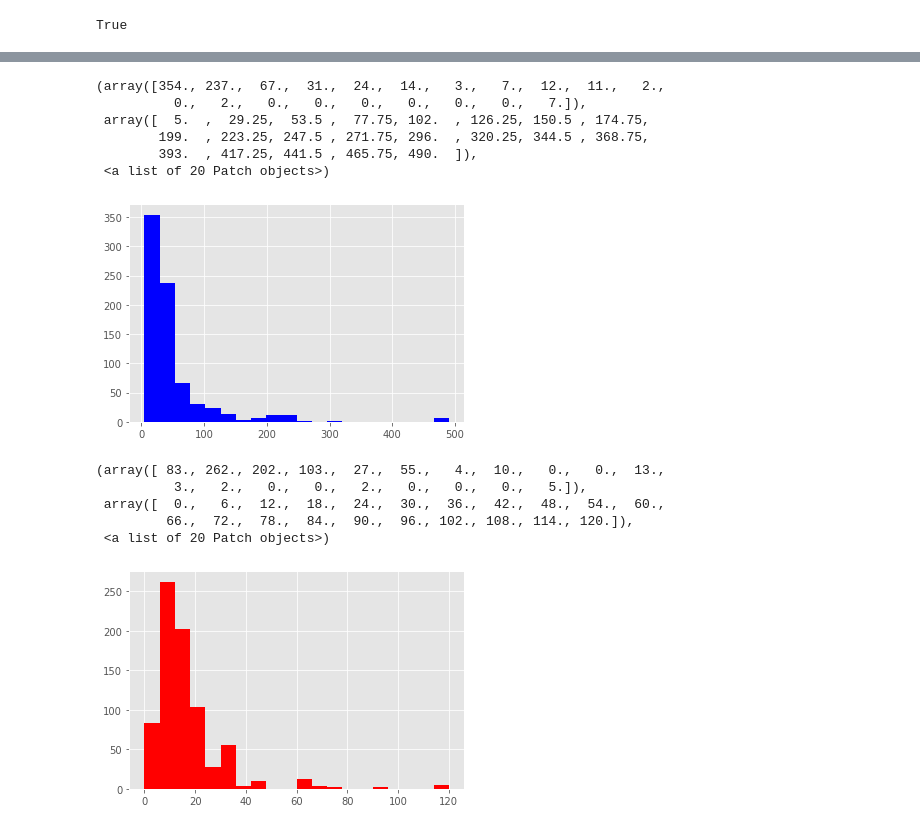
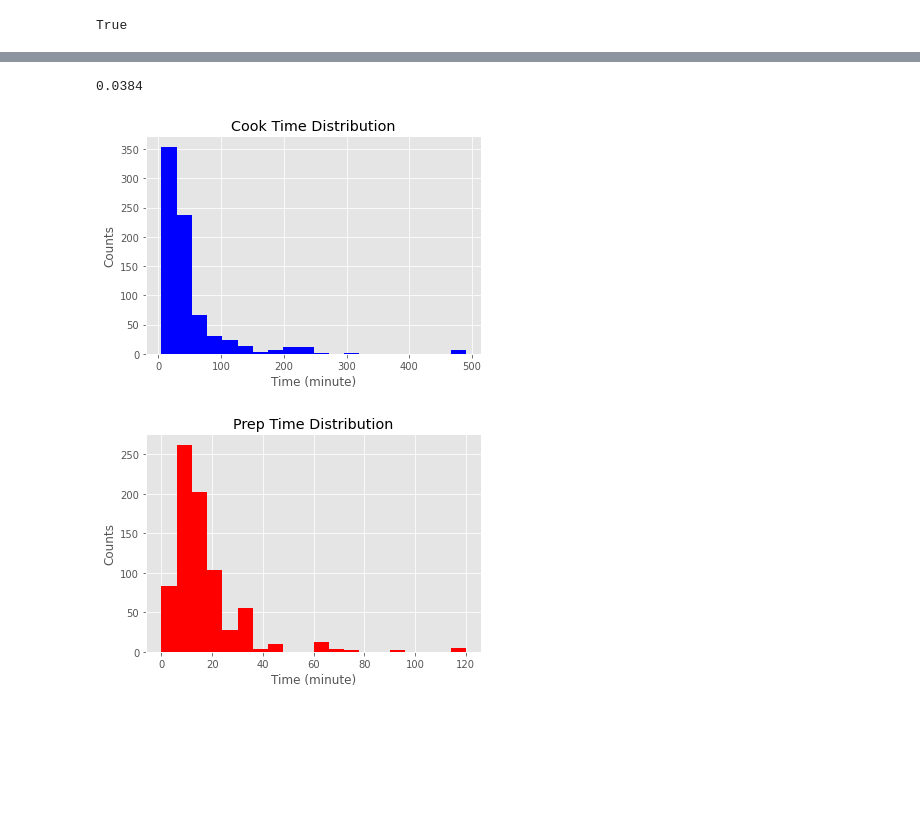
Before and after one commit to microwolf/Scrapy-simplyrecipes, a Jupyter notebook: recipes.ipynb, the cells around one changed output, grey strips where cells are left out. Saved outputs shown, nothing was run; the diff lists cells and outputs as text; code cells hidden in the pictures; blank space fills up the shorter version.

Commit message:
1-correlation btw cook time and prep time 2-anova test for cook/prep time with dish type 3-histogram of cook/prep time

```diff
--- a/recipes.ipynb
+++ b/recipes.ipynb
@@ -180,21 +219,32 @@ plt.savefig('violin_time',dpi = 400)
+# %%
+# correlation with time & type
+df.corr()
+corr_time = round(df.time_cook.corr(df.time_prep),4)
+print(corr_time)
+
+model_cook = ols('time_cook~C(type)', data = df).fit()
+anova_table_cook = sm.stats.anova_lm(model, typ=2)
+model_prep = ols('time_prep~C(type)', data = df).fit()
+anova_table_prep = sm.stats.anova_lm(model, type=2)
+anova_table_cook.to_csv('anova_table_cook.csv')
+anova_table_prep.to_csv('anova_table_prep.csv')
+# %% [output]
+0.0384
 # %%
-# plot prep time
+# plot cook time
 plt.hist(rc['time_cook'], bins = 20, color="blue")
+plt.xlabel('Time (minute)')
+plt.ylabel('Counts')
+plt.title('Cook Time Distribution')
+plt.savefig('plot_time_cook_histogram', dpi=400)
 # %% [output]
-(array([354., 237.,  67.,  31.,  24.,  14.,   3.,   7.,  12.,  11.,   2.,
-          0.,   2.,   0.,   0.,   0.,   0.,   0.,   0.,   7.]),
- array([  5.  ,  29.25,  53.5 ,  77.75, 102.  , 126.25, 150.5 , 174.75,
-        199.  , 223.25, 247.5 , 271.75, 296.  , 320.25, 344.5 , 368.75,
-        393.  , 417.25, 441.5 , 465.75, 490.  ]),
- <a list of 20 Patch objects>)
-[figure, old version]
+[figure, new version]
 # %%
-# plot cook time
+# plot prep time
 plt.hist(rc['time_prep'], bins=20, color="red")
+plt.xlabel('Time (minute)')
+plt.ylabel('Counts')
+plt.title('Prep Time Distribution')
+plt.savefig('plot_time_prep_histogram', dpi=400)
 # %% [output]
-(array([ 83., 262., 202., 103.,  27.,  55.,   4.,  10.,   0.,   0.,  13.,
-          3.,   2.,   0.,   0.,   2.,   0.,   0.,   0.,   5.]),
- array([  0.,   6.,  12.,  18.,  24.,  30.,  36.,  42.,  48.,  54.,  60.,
-         66.,  72.,  78.,  84.,  90.,  96., 102., 108., 114., 120.]),
- <a list of 20 Patch objects>)
-[figure, old version]
+[figure, new version]
```
Also changed, not shown: parts of 9 cells of this notebook, 9 other files.
